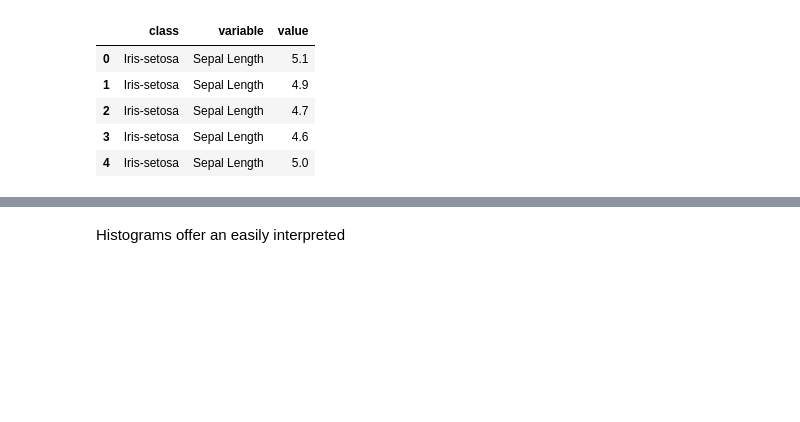
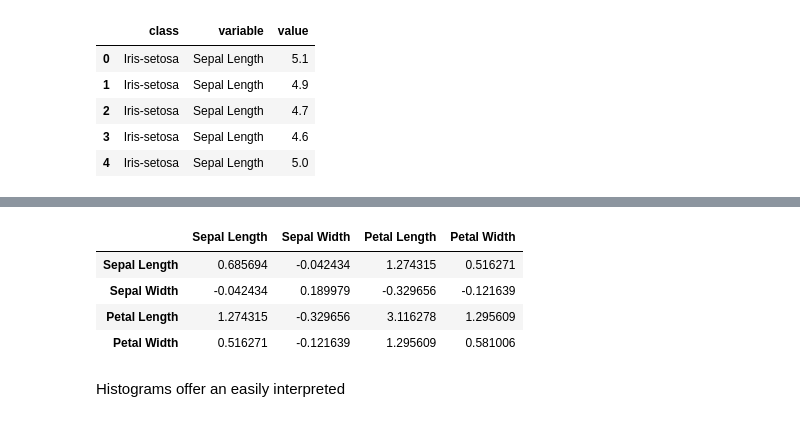
Before and after one commit to fod/pands-project2021, a Jupyter notebook: iris_analysis.ipynb, the cells around one changed output, grey strips where cells are left out. Cells and saved outputs as stored; diff of their text form; code cells hidden in the pictures; blank space fills up the shorter version.

```diff
--- a/iris_analysis.ipynb
+++ b/iris_analysis.ipynb
@@ -58,3 +66,11 @@ iris_long.head()
+# %%
+iris.cov()
+# %% [output]
+|  | Sepal Length | Sepal Width | Petal Length | Petal Width |
+| Sepal Length | 0.685694 | -0.042434 | 1.274315 | 0.516271 |
+| Sepal Width | -0.042434 | 0.189979 | -0.329656 | -0.121639 |
+| Petal Length | 1.274315 | -0.329656 | 3.116278 | 1.295609 |
+| Petal Width | 0.516271 | -0.121639 | 1.295609 | 0.581006 |
 # %% [markdown]
 Histograms offer an easily interpreted
 # %%
```
Also changed, not shown: parts of 1 cell of this notebook, 1 other file.
